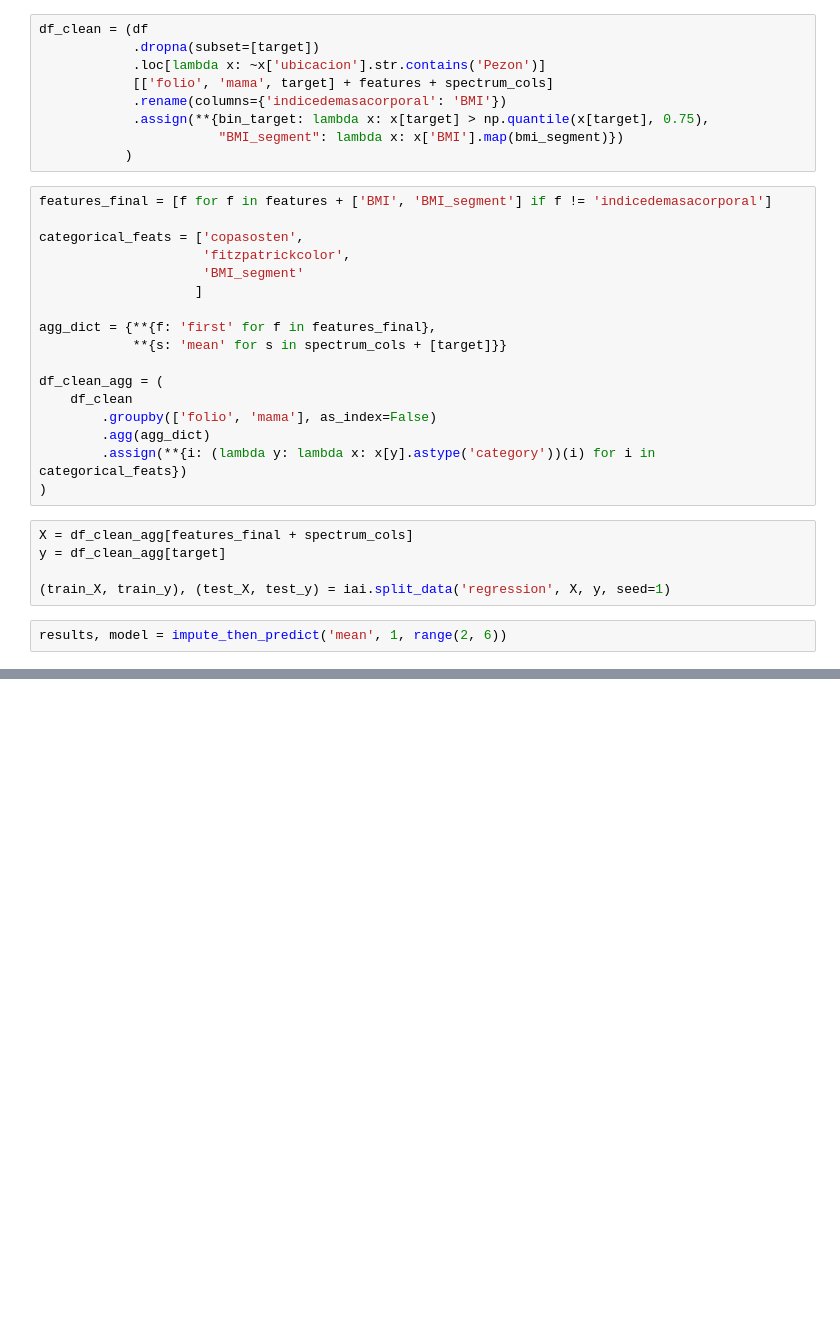
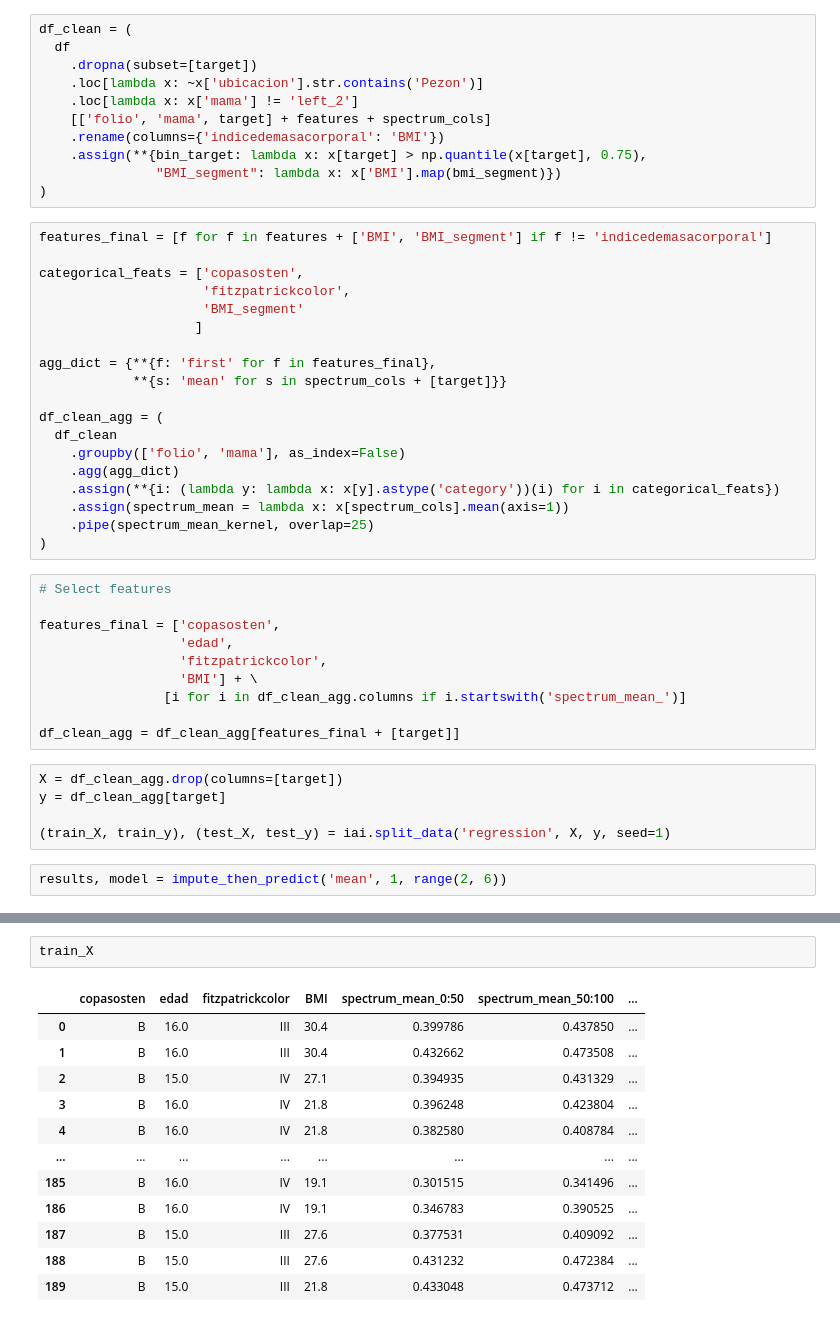
Before and after one commit to foncea/scio, a Jupyter notebook: optimal_reg_trees_py.ipynb, the cells around one changed output, grey strips where cells are left out. Saved outputs shown, nothing was run; the diff lists cells and outputs as text; blank space fills up the shorter version.

```diff
--- a/optimal_reg_trees_py.ipynb
+++ b/optimal_reg_trees_py.ipynb
@@ -56,14 +80,16 @@ features = ['copasosten',
 spectrum_cols = [col for col in df.columns if col.startswith('spectrum')]
 sample_raw_cols = [col for col in df.columns if col.startswith('sample_raw')]
 # %%
-df_clean = (df
-            .dropna(subset=[target])
-            .loc[lambda x: ~x['ubicacion'].str.contains('Pezon')]
-            [['folio', 'mama', target] + features + spectrum_cols]
-            .rename(columns={'indicedemasacorporal': 'BMI'})
-            .assign(**{bin_target: lambda x: x[target] > np.quantile(x[target], 0.75),
-                       "BMI_segment": lambda x: x['BMI'].map(bmi_segment)})
-           )
+df_clean = (
+  df
+    .dropna(subset=[target])
+    .loc[lambda x: ~x['ubicacion'].str.contains('Pezon')]
+    .loc[lambda x: x['mama'] != 'left_2']
+    [['folio', 'mama', target] + features + spectrum_cols]
+    .rename(columns={'indicedemasacorporal': 'BMI'})
+    .assign(**{bin_target: lambda x: x[target] > np.quantile(x[target], 0.75),
+               "BMI_segment": lambda x: x['BMI'].map(bmi_segment)})
+)
 # %%
 features_final = [f for f in features + ['BMI', 'BMI_segment'] if f != 'indicedemasacorporal']
 
@@ -76,13 +102,25 @@ agg_dict = {**{f: 'first' for f in features_final},
             **{s: 'mean' for s in spectrum_cols + [target]}}
 
 df_clean_agg = (
-    df_clean
-        .groupby(['folio', 'mama'], as_index=False)
-        .agg(agg_dict)
-        .assign(**{i: (lambda y: lambda x: x[y].astype('category'))(i) for i in categorical_feats})
+  df_clean
+    .groupby(['folio', 'mama'], as_index=False)
+    .agg(agg_dict)
+    .assign(**{i: (lambda y: lambda x: x[y].astype('category'))(i) for i in categorical_feats})
+    .assign(spectrum_mean = lambda x: x[spectrum_cols].mean(axis=1))
+    .pipe(spectrum_mean_kernel, overlap=25)
 )
+# %%
+# Select features
+
+features_final = ['copasosten',
+                  'edad',
+                  'fitzpatrickcolor',
+                  'BMI'] + \
+                [i for i in df_clean_agg.columns if i.startswith('spectrum_mean_')]
+
+df_clean_agg = df_clean_agg[features_final + [target]]
 # %%
-X = df_clean_agg[features_final + spectrum_cols]
+X = df_clean_agg.drop(columns=[target])
 y = df_clean_agg[target]
 
 (train_X, train_y), (test_X, test_y) = iai.split_data('regression', X, y, seed=1)
@@ -105,0 +156,15 @@ Fitted OptimalTreeRegressor:
+# %%
+train_X
+# %% [output]
+|  | copasosten | edad | fitzpatrickcolor | BMI | spectrum_mean_0:50 | spectrum_mean_50:100 | ... |
+| 0 | B | 16.0 | III | 30.4 | 0.399786 | 0.437850 | ... |
+| 1 | B | 16.0 | III | 30.4 | 0.432662 | 0.473508 | ... |
+| 2 | B | 15.0 | IV | 27.1 | 0.394935 | 0.431329 | ... |
+| 3 | B | 16.0 | IV | 21.8 | 0.396248 | 0.423804 | ... |
+| 4 | B | 16.0 | IV | 21.8 | 0.382580 | 0.408784 | ... |
+| ... | ... | ... | ... | ... | ... | ... | ... |
+| 185 | B | 16.0 | IV | 19.1 | 0.301515 | 0.341496 | ... |
+| 186 | B | 16.0 | IV | 19.1 | 0.346783 | 0.390525 | ... |
+| 187 | B | 15.0 | III | 27.6 | 0.377531 | 0.409092 | ... |
+| 188 | B | 15.0 | III | 27.6 | 0.431232 | 0.472384 | ... |
+| 189 | B | 15.0 | III | 21.8 | 0.433048 | 0.473712 | ... |
```
Also changed, not shown: parts of 9 cells of this notebook, 2 other files.
